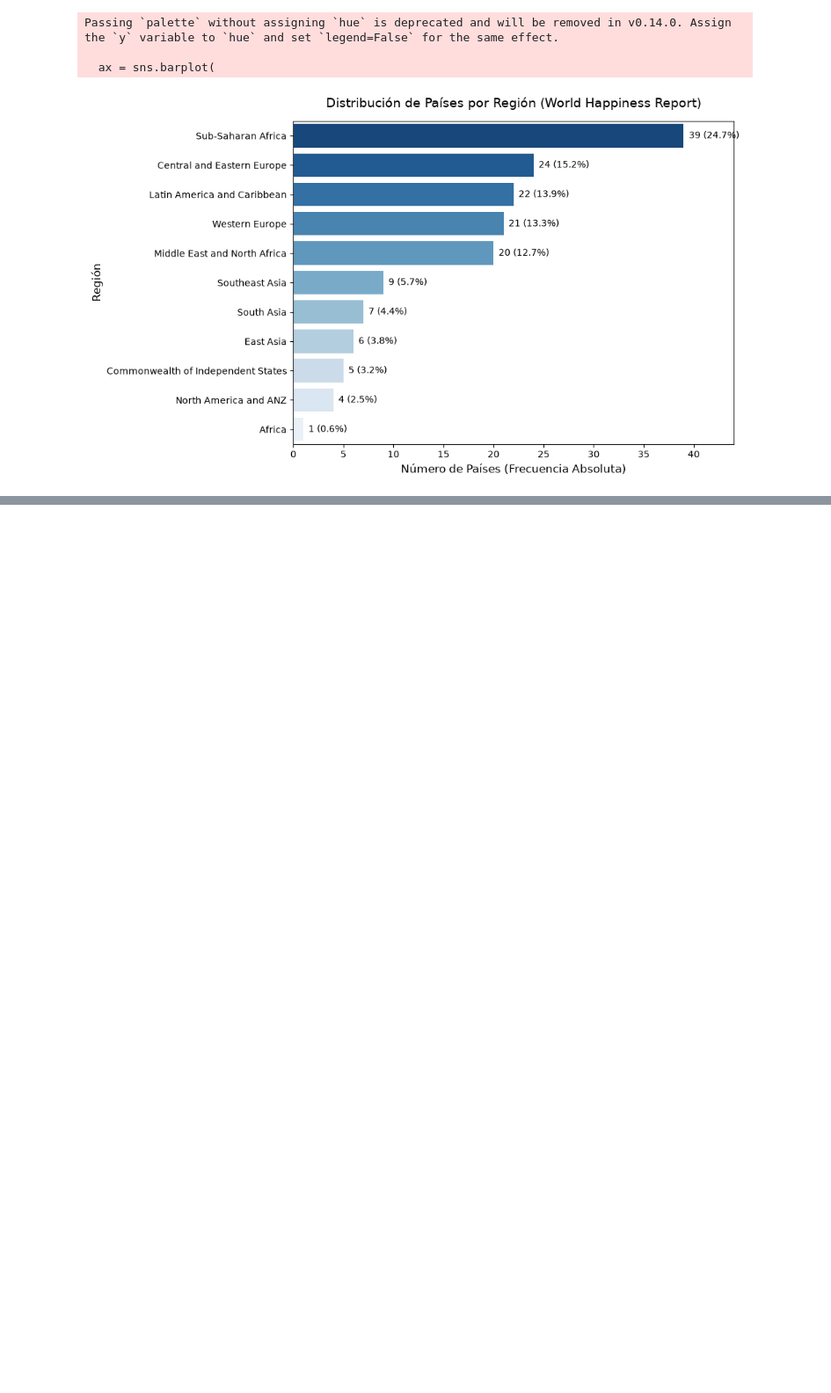
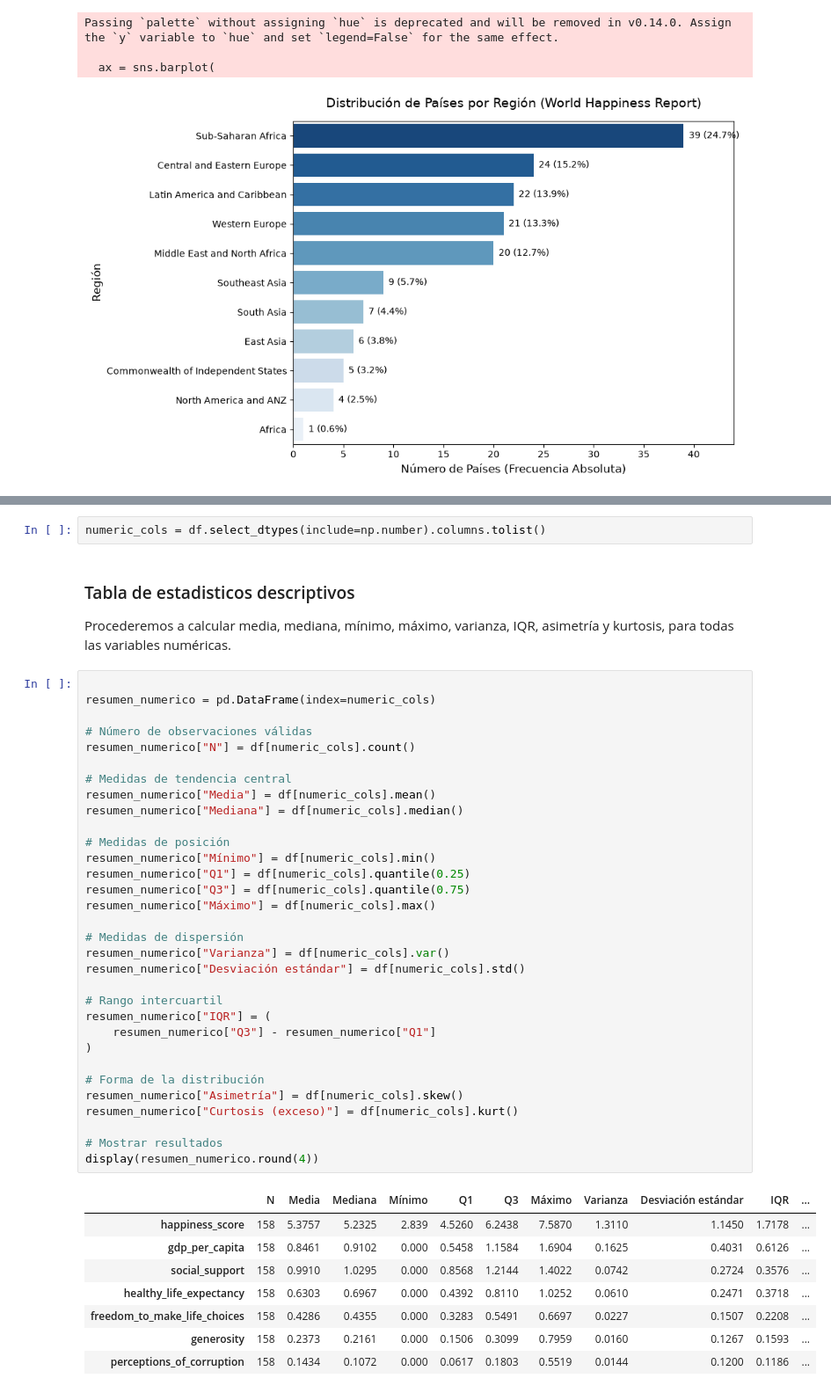
Before and after one commit to Edgarong17/Tareas_Omar, a Jupyter notebook: analisis_descriptivo/hapiness_report_analisis_descriptivo.ipynb, the cells around one changed output, grey strips where cells are left out. Shown at 88% size. Drawn from its saved outputs; the diff is of its cells as text; blank space fills up the shorter version.

Commit message:
Añadir observaciones

```diff
--- a/analisis_descriptivo/hapiness_report_analisis_descriptivo.ipynb
+++ b/analisis_descriptivo/hapiness_report_analisis_descriptivo.ipynb
@@ -484,0 +495,47 @@ Passing `palette` without assigning `hue` is deprecated and will be removed in v
+# %%
+numeric_cols = df.select_dtypes(include=np.number).columns.tolist()
+# %% [markdown]
+### Tabla de estadisticos descriptivos
+
+Procederemos a calcular media, mediana, mínimo, máximo, varianza, IQR, asimetría y kurtosis, para todas las variables numéricas.
+# %%
+
+resumen_numerico = pd.DataFrame(index=numeric_cols)
+
+# Número de observaciones válidas
+resumen_numerico["N"] = df[numeric_cols].count()
+
+# Medidas de tendencia central
+resumen_numerico["Media"] = df[numeric_cols].mean()
+resumen_numerico["Mediana"] = df[numeric_cols].median()
+
+# Medidas de posición
+resumen_numerico["Mínimo"] = df[numeric_cols].min()
+resumen_numerico["Q1"] = df[numeric_cols].quantile(0.25)
+resumen_numerico["Q3"] = df[numeric_cols].quantile(0.75)
+resumen_numerico["Máximo"] = df[numeric_cols].max()
+
+# Medidas de dispersión
+resumen_numerico["Varianza"] = df[numeric_cols].var()
+resumen_numerico["Desviación estándar"] = df[numeric_cols].std()
+
+# Rango intercuartil
+resumen_numerico["IQR"] = (
+    resumen_numerico["Q3"] - resumen_numerico["Q1"]
+)
+
+# Forma de la distribución
+resumen_numerico["Asimetría"] = df[numeric_cols].skew()
+resumen_numerico["Curtosis (exceso)"] = df[numeric_cols].kurt()
+
+# Mostrar resultados
+display(resumen_numerico.round(4))
+# %% [output]
+|  | N | Media | Mediana | Mínimo | Q1 | Q3 | Máximo | Varianza | Desviación estándar | IQR | ... |
+| happiness_score | 158 | 5.3757 | 5.2325 | 2.839 | 4.5260 | 6.2438 | 7.5870 | 1.3110 | 1.1450 | 1.7178 | ... |
+| gdp_per_capita | 158 | 0.8461 | 0.9102 | 0.000 | 0.5458 | 1.1584 | 1.6904 | 0.1625 | 0.4031 | 0.6126 | ... |
+| social_support | 158 | 0.9910 | 1.0295 | 0.000 | 0.8568 | 1.2144 | 1.4022 | 0.0742 | 0.2724 | 0.3576 | ... |
+| healthy_life_expectancy | 158 | 0.6303 | 0.6967 | 0.000 | 0.4392 | 0.8110 | 1.0252 | 0.0610 | 0.2471 | 0.3718 | ... |
+| freedom_to_make_life_choices | 158 | 0.4286 | 0.4355 | 0.000 | 0.3283 | 0.5491 | 0.6697 | 0.0227 | 0.1507 | 0.2208 | ... |
+| generosity | 158 | 0.2373 | 0.2161 | 0.000 | 0.1506 | 0.3099 | 0.7959 | 0.0160 | 0.1267 | 0.1593 | ... |
+| perceptions_of_corruption | 158 | 0.1434 | 0.1072 | 0.000 | 0.0617 | 0.1803 | 0.5519 | 0.0144 | 0.1200 | 0.1186 | ... |
```
Also changed, not shown: parts of 21 cells of this notebook.
